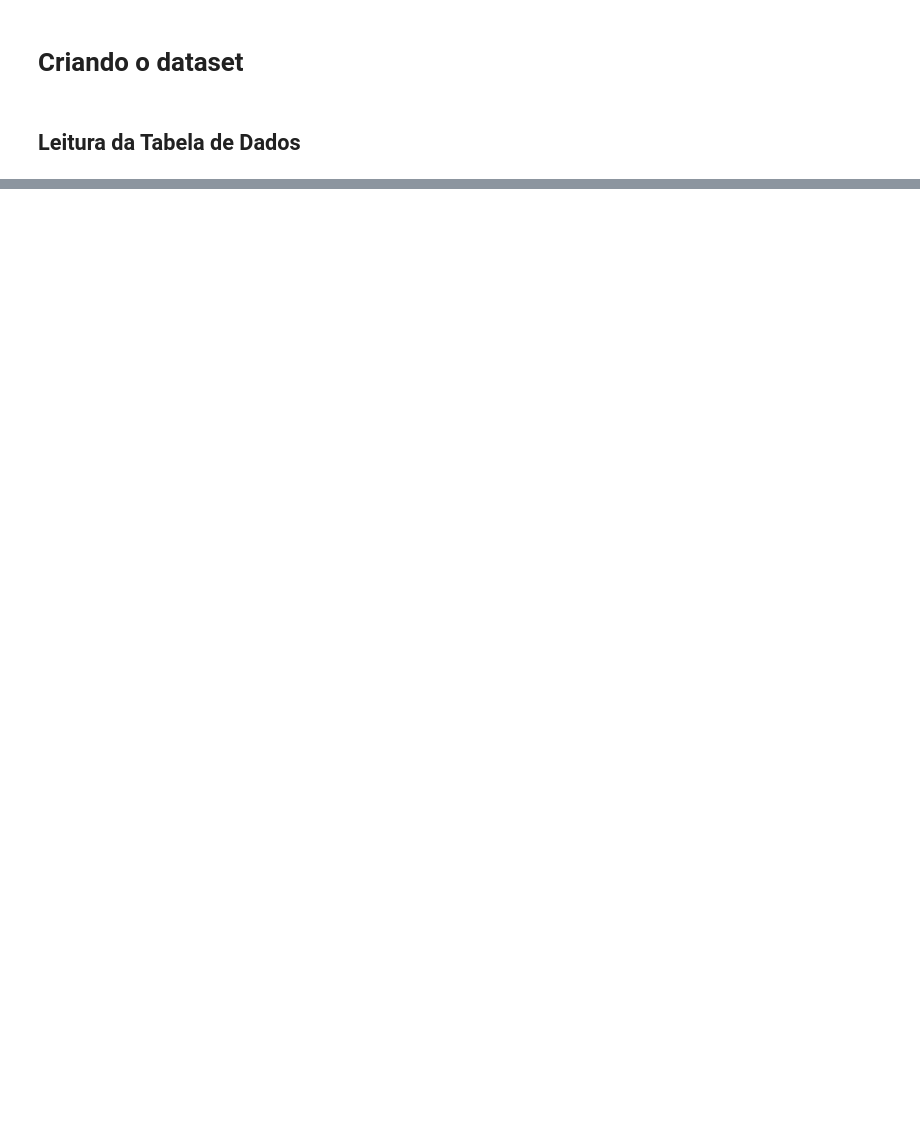
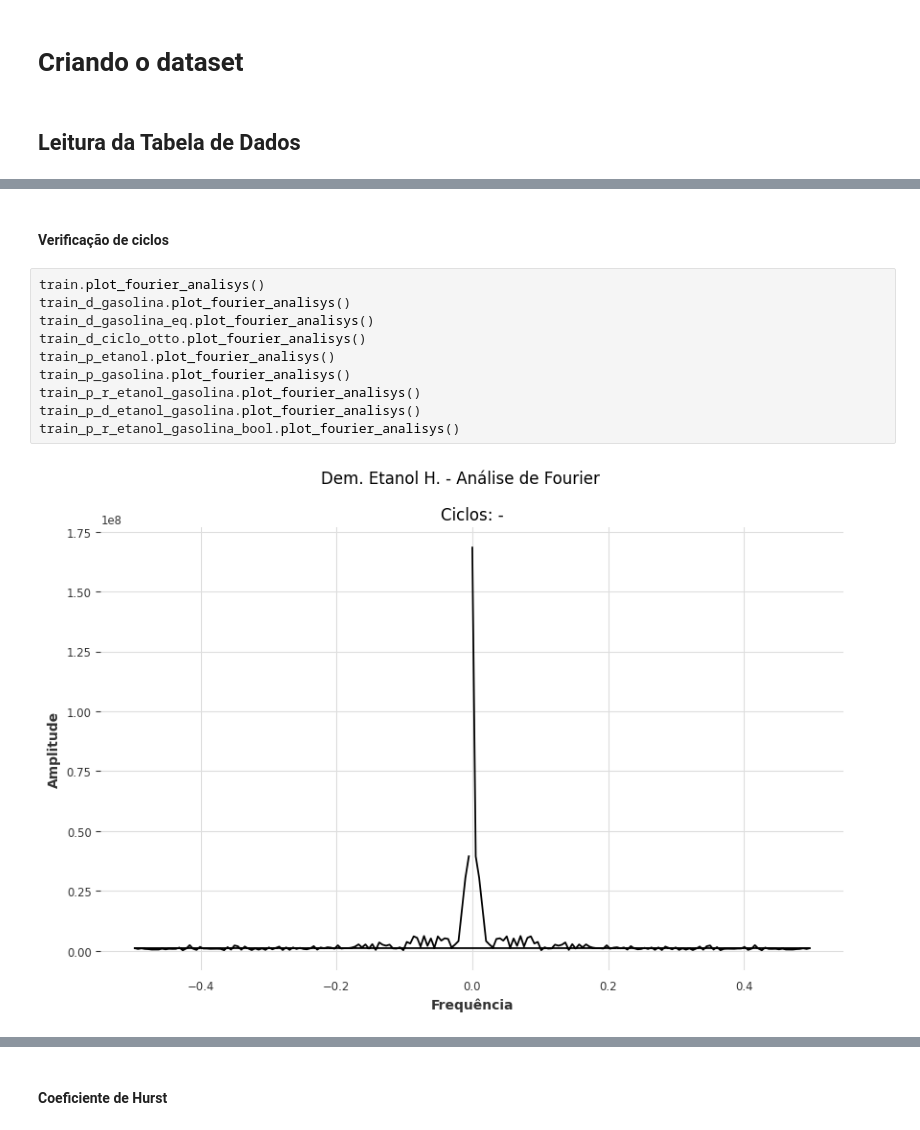
Before and after one commit to Arickjd/ehc-demand-forecast, a Jupyter notebook: projeto-de-mestrado.ipynb, the cells around one changed output, grey strips where cells are left out. Drawn from its saved outputs; the diff is of its cells as text; blank space fills up the shorter version.

```diff
--- a/projeto-de-mestrado.ipynb
+++ b/projeto-de-mestrado.ipynb
@@ -39,0 +244,14 @@ Não foi possível atualizar os dados
+# %% [markdown]
+#### Verificação de ciclos
+# %%
+train.plot_fourier_analisys()
+train_d_gasolina.plot_fourier_analisys()
+train_d_gasolina_eq.plot_fourier_analisys()
+train_d_ciclo_otto.plot_fourier_analisys()
+train_p_etanol.plot_fourier_analisys()
+train_p_gasolina.plot_fourier_analisys()
+train_p_r_etanol_gasolina.plot_fourier_analisys()
+train_p_d_etanol_gasolina.plot_fourier_analisys()
+train_p_r_etanol_gasolina_bool.plot_fourier_analisys()
+# %% [output]
+[figure, added]
@@ -39,0 +266,2 @@ Não foi possível atualizar os dados
+# %% [markdown]
+#### Coeficiente de Hurst
```
Also changed, not shown: parts of 60 cells of this notebook, 4 other files.
